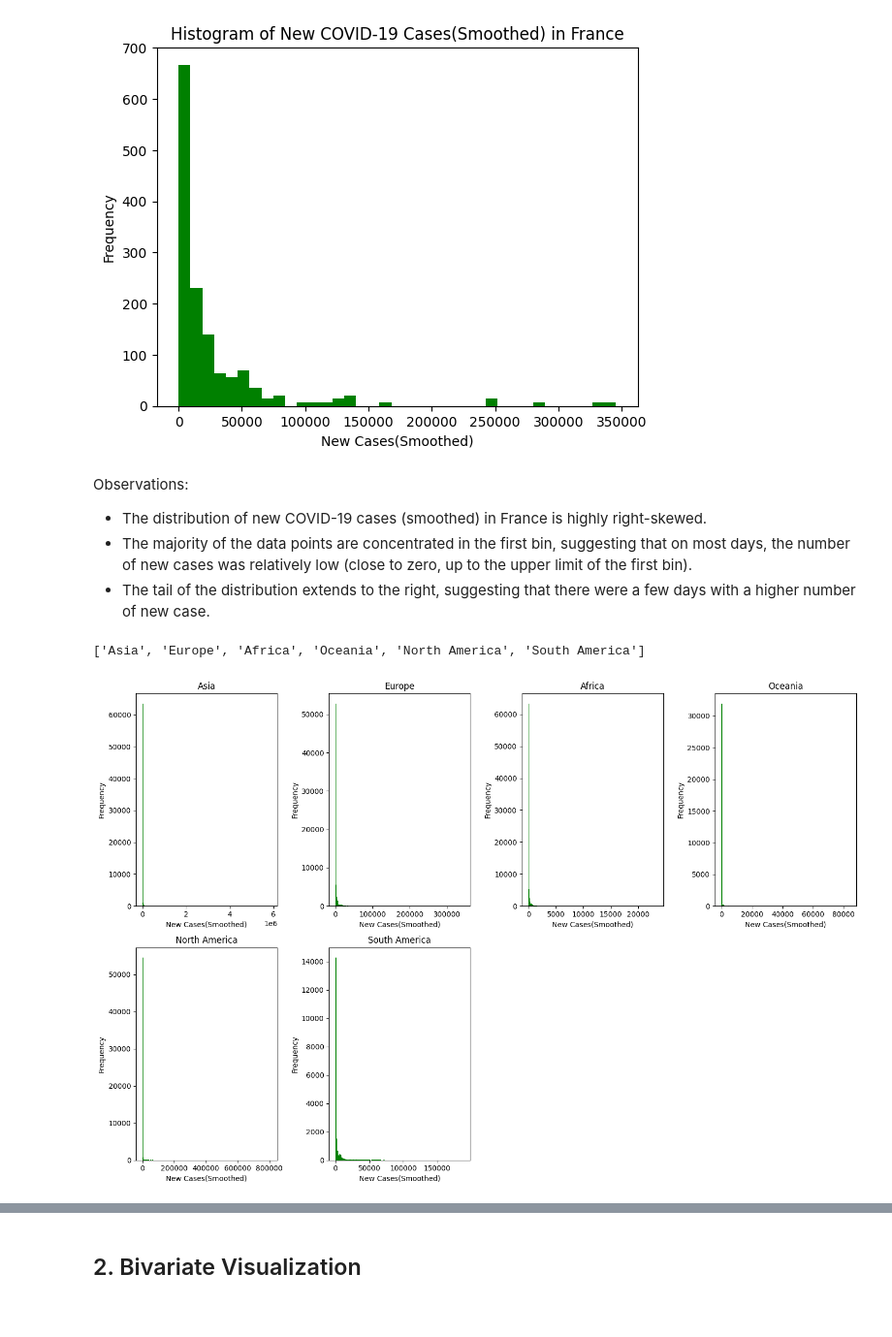
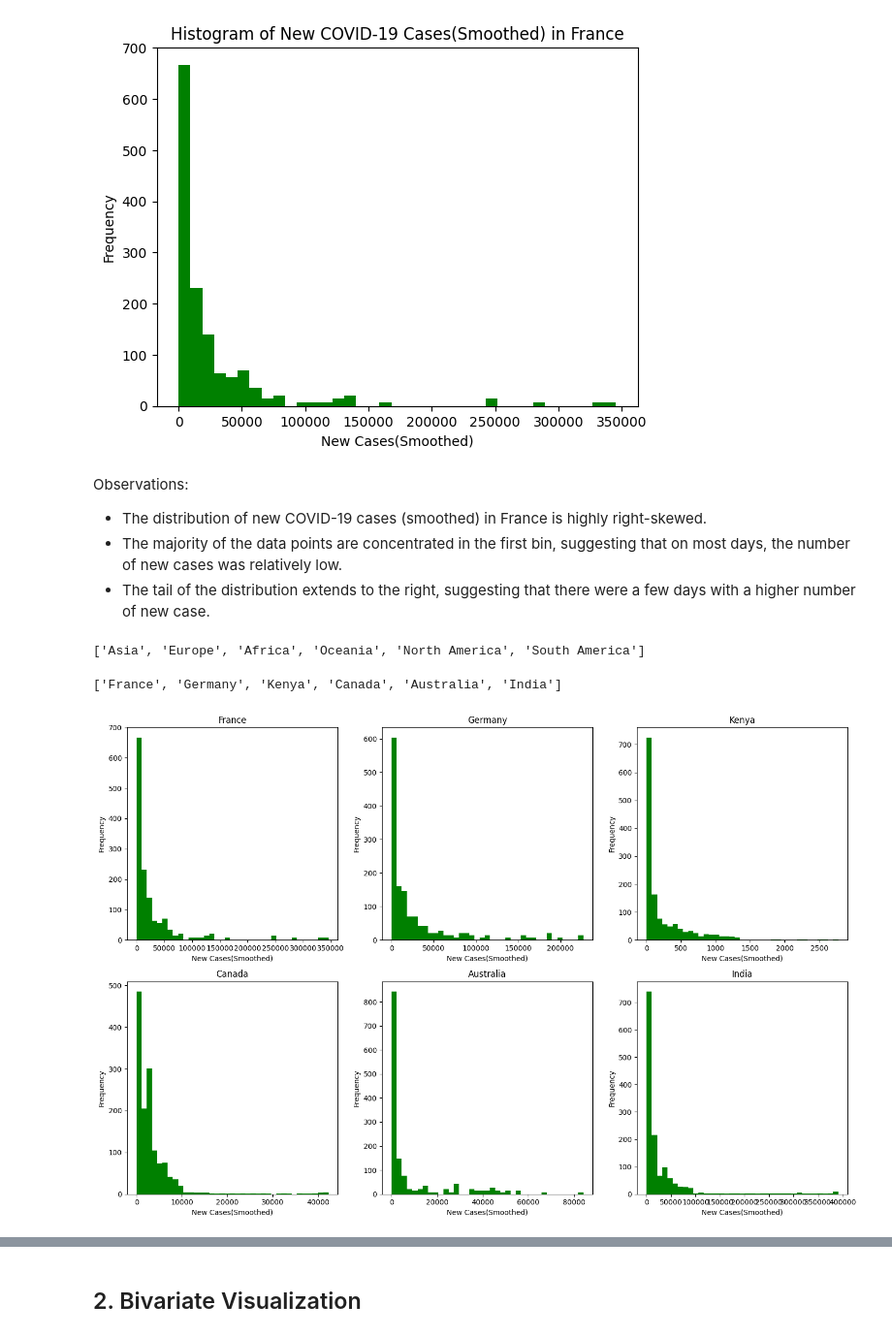
Before and after one commit to fengyu20/covid_data_analysis, a Jupyter notebook: covid_analysis.ipynb, the cells around one changed output, grey strips where cells are left out. Shown at 97% size. Drawn from its saved outputs; the diff is of its cells as text; code cells hidden in the pictures.

```diff
--- a/covid_analysis.ipynb
+++ b/covid_analysis.ipynb
@@ -23,3 +10,22 @@ covid_df = pd.read_csv("covid_data.csv")
+# %%
+def get_covid_data(url, local_filename):
+    '''
+    It takes time to download the file every time
+    so I downloaded the csv file and if there is a local file, we would not send another request.
+    '''
+    local_file_path = Path(local_filename)
+    if not local_file_path.is_file():
+        covid_df = pd.read_csv(url)
+        covid_df.to_csv(local_file_path, index=False)
+    else:
+        covid_df = pd.read_csv(local_file_path)
+
+    return covid_df
+
+url = "https://raw.githubusercontent.com/owid/covid-19-data/master/public/data/owid-covid-data.csv"
+local_filename = 'covid_data.csv'
+# %%
+covid_df = get_covid_data(url, local_filename)
 # %%
 covid_df.sample(100)
 # %% [output]
@@ -92,7 +84,7 @@ plt.show()
 # %% [markdown]
 Observations:
 - The distribution of new COVID-19 cases (smoothed) in France is highly right-skewed.
-- The majority of the data points are concentrated in the first bin, suggesting that on most days, the number of new cases was relatively low (close to zero, up to the upper limit of the first bin).
+- The majority of the data points are concentrated in the first bin, suggesting that on most days, the number of new cases was relatively low.
 - The tail of the distribution extends to the right, suggesting that there were a few days with a higher number of new case.
 # %%
 def return_cols_row(list_name, cols = 4):
@@ -107,11 +99,20 @@ continent_list = covid_df['continent'].dropna().unique().tolist()
 continent_list
 # %% [output]
 ['Asia', 'Europe', 'Africa', 'Oceania', 'North America', 'South America']
+# %%
+countries_list = covid_df['location'].dropna().unique().tolist()
+len(countries_list)
+
+# as there are 255 countries, it would be better if we focus on several countries
+target_countries_list = ['France','Germany','Kenya','Canada','Australia','India']
+target_countries_list
+# %% [output]
+['France', 'Germany', 'Kenya', 'Canada', 'Australia', 'India']
 # %%
-# histograms of new cases(smoothed) in each continent
+# histograms of new cases(smoothed) in each country
 
-def create_histograms(ax, continent_name):
-    continent_df = covid_df[covid_df['continent'] == continent_name]
+def create_histograms(ax, name):
+    continent_df = covid_df[covid_df['location'] == name]
     new_cases_smoothed = continent_df['new_cases_smoothed'].dropna()
 
     bins_sqrt = int(np.sqrt(len(new_cases_smoothed))) if len(new_cases_smoothed) > 0 else 1
@@ -120,21 +121,21 @@ def create_histograms(ax, continent_name):
     ax.hist(new_cases_smoothed, bins=bins_sqrt,color='green')
     ax.set_xlabel('New Cases(Smoothed)')
     ax.set_ylabel('Frequency')
-    ax.set_title(f'{continent_name}')
+    ax.set_title(f'{name}')
 # %%
-rows, cols = return_cols_row(continent_list)
+rows, cols = return_cols_row(target_countries_list, cols = 3)
 
 fig, axs = plt.subplots(rows, cols, figsize=(15, 5 * rows))
 
 axs = axs.flatten()
 
-for idx, continent_name in enumerate(continent_list):
-    create_histograms(axs[idx], continent_name)
+for idx, name in enumerate(target_countries_list):
+    create_histograms(axs[idx], name)
 
 for j in range(idx + 1, rows * cols):
     axs[j].set_visible(False)
 
 plt.tight_layout()
 plt.show()
 # %% [output]
-[figure, old version]
+[figure, new version]
```
Also changed, not shown: parts of 16 cells of this notebook.
